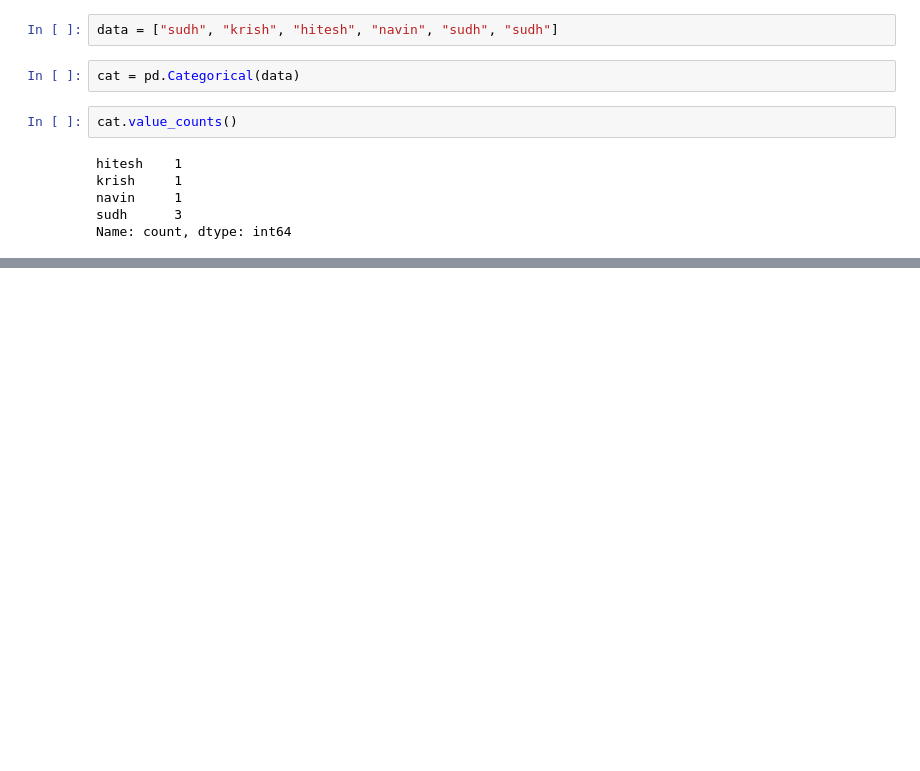
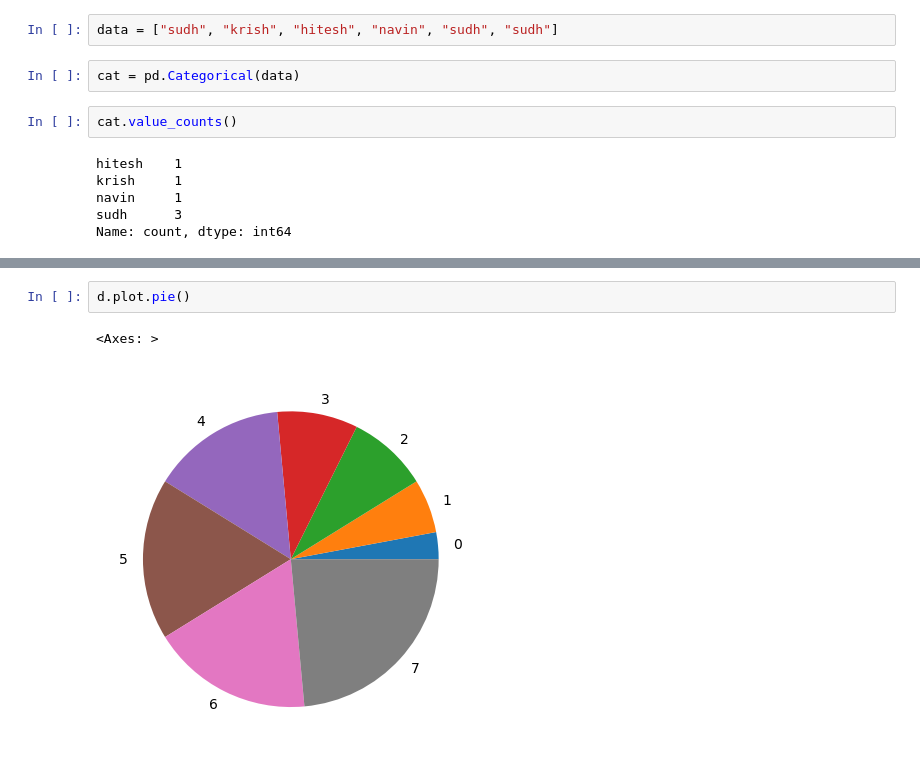
Before and after one commit to PranavAvasthi/Pandas, a Jupyter notebook: pandas_part5.ipynb, the cells around one changed output, grey strips where cells are left out. Drawn from its saved outputs; the diff is of its cells as text; blank space fills up the shorter version.

```diff
--- a/pandas_part5.ipynb
+++ b/pandas_part5.ipynb
@@ -528,0 +586,5 @@ Name: count, dtype: int64
+# %%
+d.plot.pie()
+# %% [output]
+<Axes: >
+[figure, added]
```
Also changed, not shown: parts of 9 cells of this notebook.
